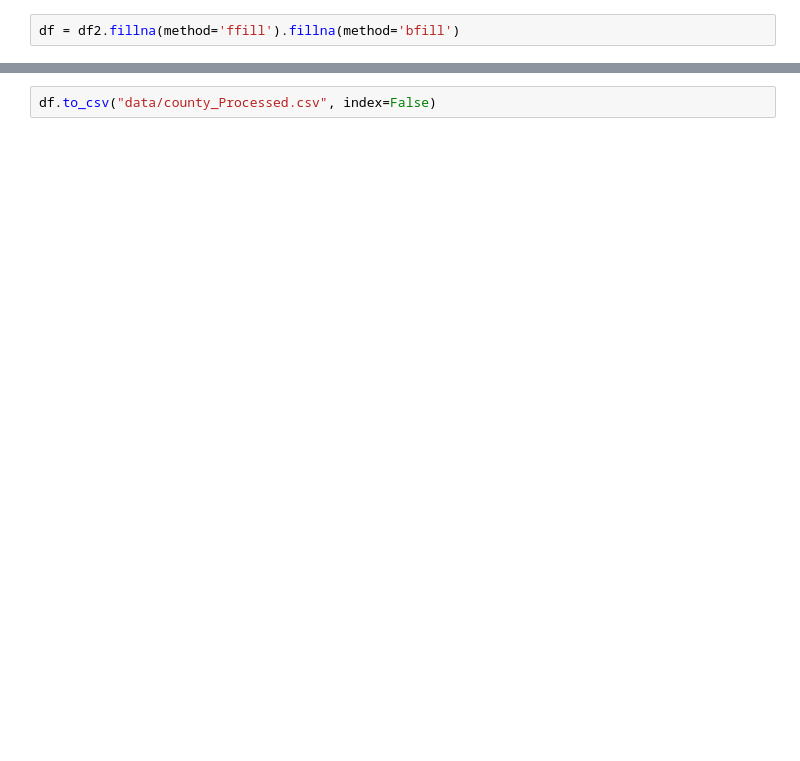
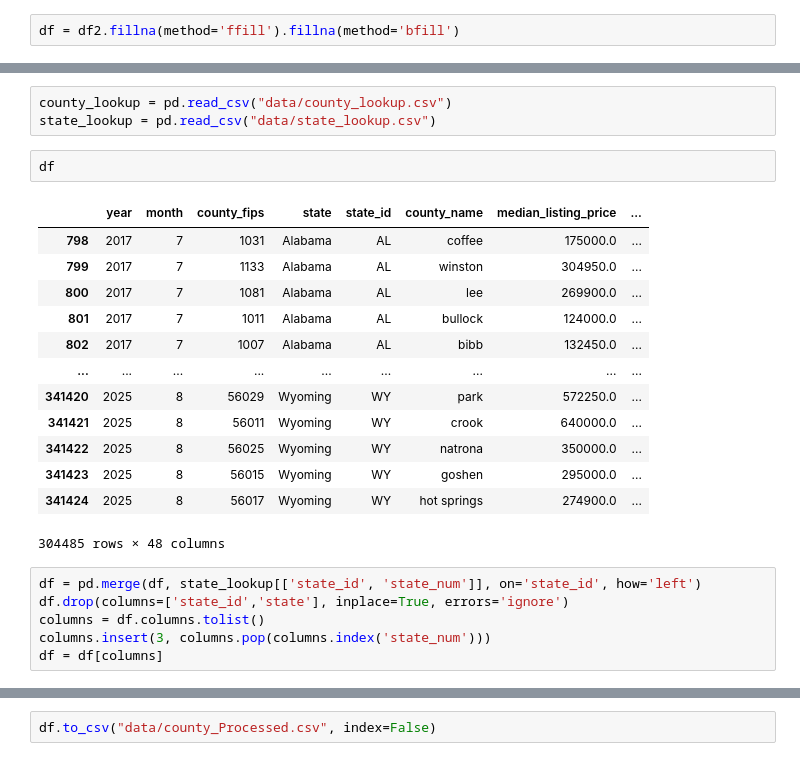
Before and after one commit to Real-Estate-Insight-Platform-Project/AI-ML-Services, a Jupyter notebook: forecasting_engine/county/preprocessing.ipynb, the cells around one changed output, grey strips where cells are left out. Drawn from its saved outputs; the diff is of its cells as text; blank space fills up the shorter version.

```diff
--- a/forecasting_engine/county/preprocessing.ipynb
+++ b/forecasting_engine/county/preprocessing.ipynb
@@ -420,0 +276,25 @@ customDescription(df)
+# %%
+county_lookup = pd.read_csv("data/county_lookup.csv")
+state_lookup = pd.read_csv("data/state_lookup.csv")
+# %%
+df
+# %% [output]
+|  | year | month | county_fips | state | state_id | county_name | median_listing_price | ... |
+| 798 | 2017 | 7 | 1031 | Alabama | AL | coffee | 175000.0 | ... |
+| 799 | 2017 | 7 | 1133 | Alabama | AL | winston | 304950.0 | ... |
+| 800 | 2017 | 7 | 1081 | Alabama | AL | lee | 269900.0 | ... |
+| 801 | 2017 | 7 | 1011 | Alabama | AL | bullock | 124000.0 | ... |
+| 802 | 2017 | 7 | 1007 | Alabama | AL | bibb | 132450.0 | ... |
+| ... | ... | ... | ... | ... | ... | ... | ... | ... |
+| 341420 | 2025 | 8 | 56029 | Wyoming | WY | park | 572250.0 | ... |
+| 341421 | 2025 | 8 | 56011 | Wyoming | WY | crook | 640000.0 | ... |
+| 341422 | 2025 | 8 | 56025 | Wyoming | WY | natrona | 350000.0 | ... |
+| 341423 | 2025 | 8 | 56015 | Wyoming | WY | goshen | 295000.0 | ... |
+| 341424 | 2025 | 8 | 56017 | Wyoming | WY | hot springs | 274900.0 | ... |
+304485 rows × 48 columns
+# %%
+df = pd.merge(df, state_lookup[['state_id', 'state_num']], on='state_id', how='left')
+df.drop(columns=['state_id','state'], inplace=True, errors='ignore')
+columns = df.columns.tolist()
+columns.insert(3, columns.pop(columns.index('state_num')))
+df = df[columns]
```
Also changed, not shown: parts of 18 cells of this notebook, 1 other file.
